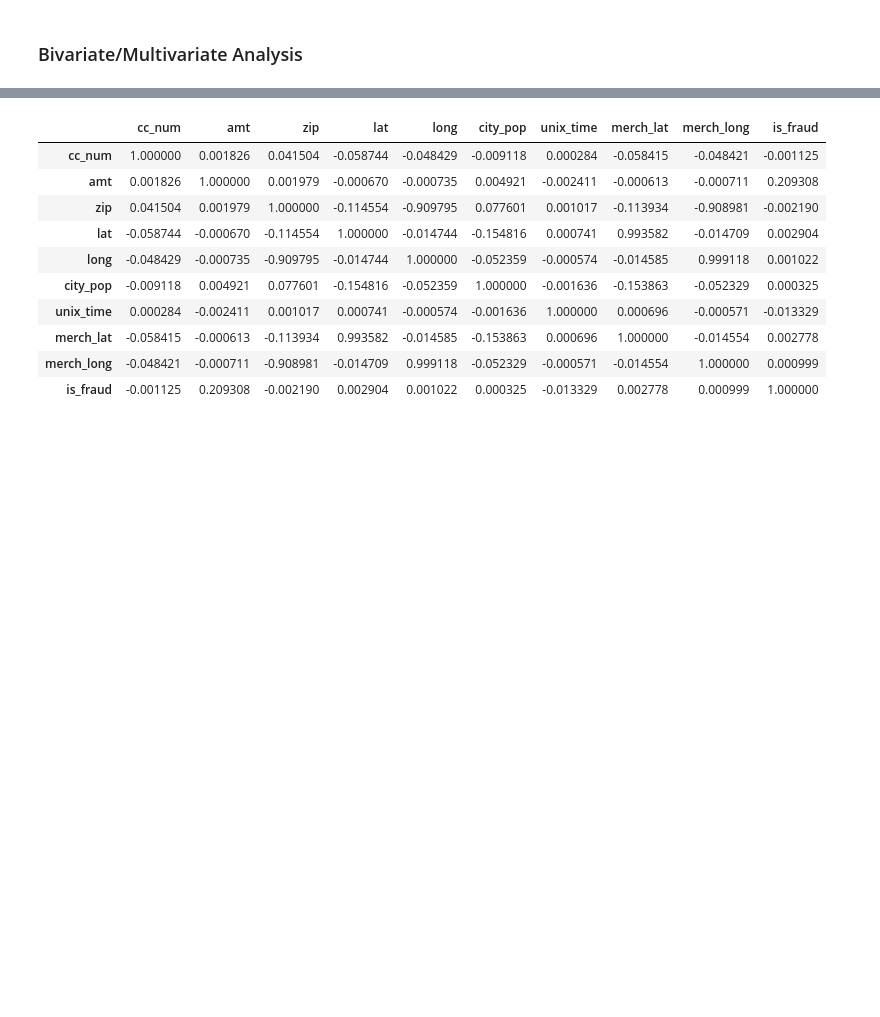
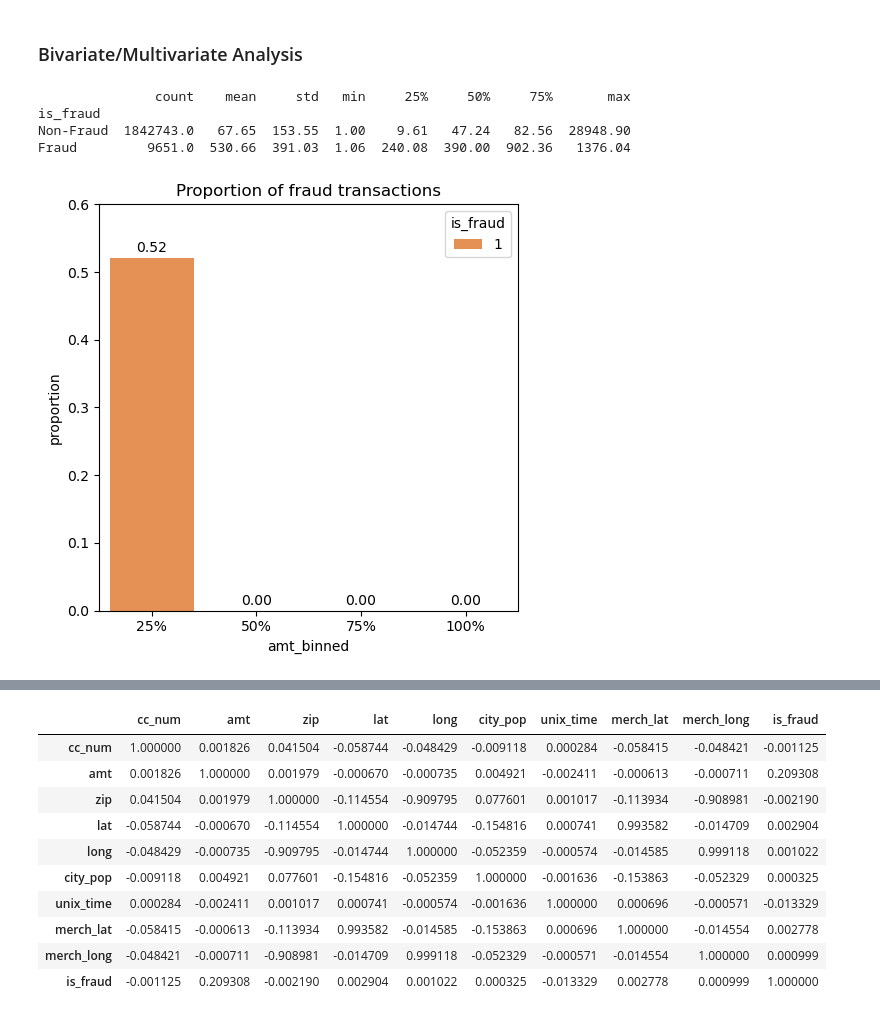
Before and after one commit to 0xsquawk/fraud-detection, a Jupyter notebook: fraud_analytics.ipynb, the cells around one changed output, grey strips where cells are left out. Drawn from its saved outputs; the diff is of its cells as text; code cells hidden in the pictures; blank space fills up the shorter version.

```diff
--- a/fraud_analytics.ipynb
+++ b/fraud_analytics.ipynb
@@ -232,3 +232,31 @@ Lower Bound: -120.04
 Upper Bound: 600.19
 # %% [markdown]
 ### Bivariate/Multivariate Analysis
+# %%
+# Compare amount distributions for Fraud vs Non-fraud transactions (median, mean, percentiles)
+print(df.groupby('is_fraud')['amt'].describe().round(2).rename(index={0:'Non-Fraud', 1:'Fraud'}))
+# %% [output]
+               count    mean     std   min     25%     50%     75%       max
+is_fraud
+Non-Fraud  1842743.0   67.65  153.55  1.00    9.61   47.24   82.56  28948.90
+Fraud         9651.0  530.66  391.03  1.06  240.08  390.00  902.36   1376.04
+# %%
+# Comparing fraud rate across transaction groups
+# Binning amount by range and finding the proportion of fraud transactions in each group
+bins = np.linspace(df['amt'].min(), df['amt'].max(), 5)
+group_names = ["25%", "50%", "75%", "100%"]
+df['amt_binned'] = pd.cut(df['amt'], bins, labels=group_names, include_lowest=True)
+
+fraud_prop = (df.groupby('amt_binned')['is_fraud'].value_counts(normalize=True) * 100).reset_index().query("is_fraud == 1")
+
+# Plotting it using a bar plot
+plt.figure(figsize=(5,5))
+ax = sns.barplot(data=fraud_prop, x='amt_binned', y='proportion', hue='is_fraud', palette='Oranges')
+plt.title("Proportion of fraud transactions")
+ax.set_ylim(0, 0.6)
+for container in ax.containers:
+    ax.bar_label(container, fmt='%.2f', padding=2)
+plt.tight_layout()
+plt.show()
+# %% [output]
+[figure, added]
```
Also changed, not shown: parts of 7 cells of this notebook.
